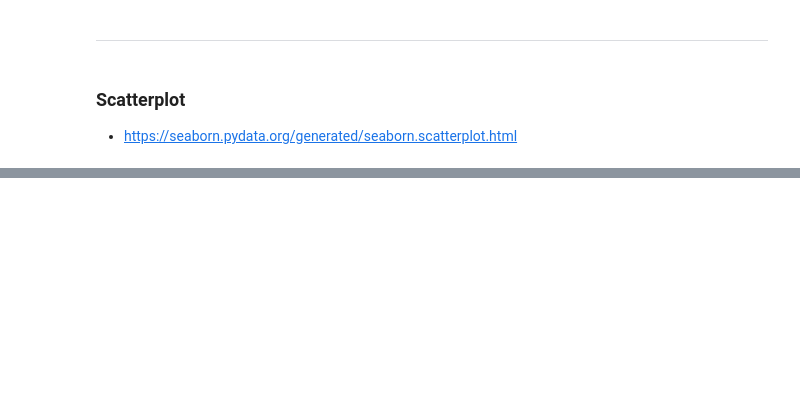
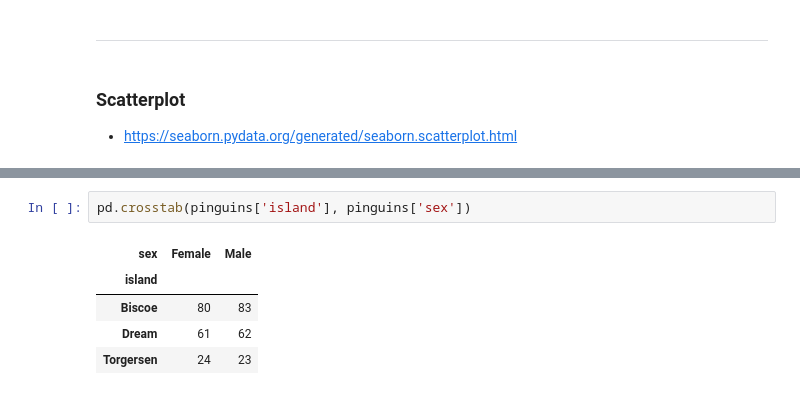
Before and after one commit to HerosCampos/DevVerso, a Jupyter notebook: Seaborn/Tutorial de Seaborn.ipynb, the cells around one changed output, grey strips where cells are left out. Drawn from its saved outputs; the diff is of its cells as text; blank space fills up the shorter version.

```diff
--- a/Seaborn/Tutorial de Seaborn.ipynb
+++ b/Seaborn/Tutorial de Seaborn.ipynb
@@ -244,0 +263,8 @@ sns.scatterplot(data = pinguins, x = 'bill_length_mm', y = 'bill_depth_mm', hue
+# %%
+pd.crosstab(pinguins['island'], pinguins['sex'])
+# %% [output]
+| sex | Female | Male |
+| island |  |  |
+| Biscoe | 80 | 83 |
+| Dream | 61 | 62 |
+| Torgersen | 24 | 23 |
```
Also changed, not shown: parts of 26 cells of this notebook.
